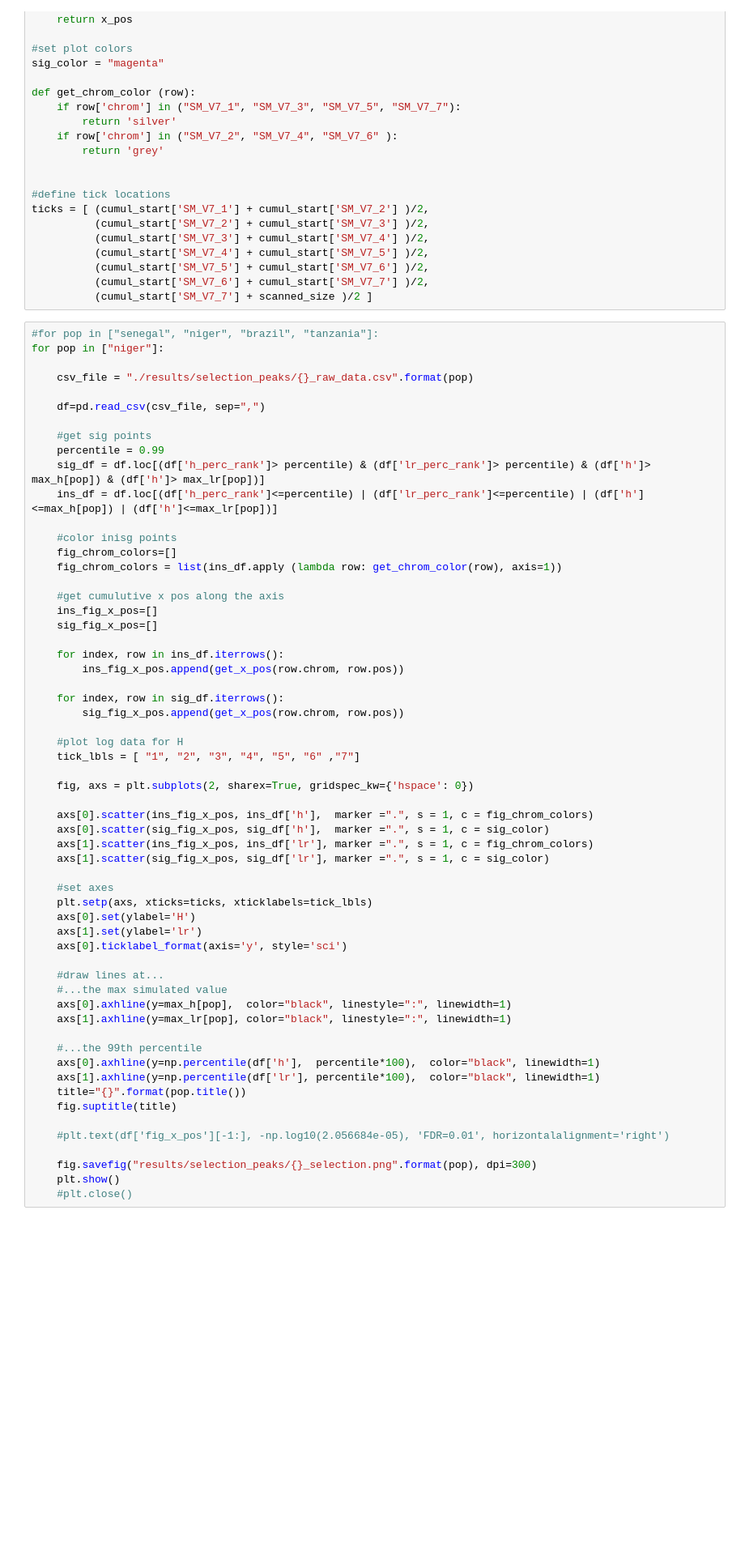
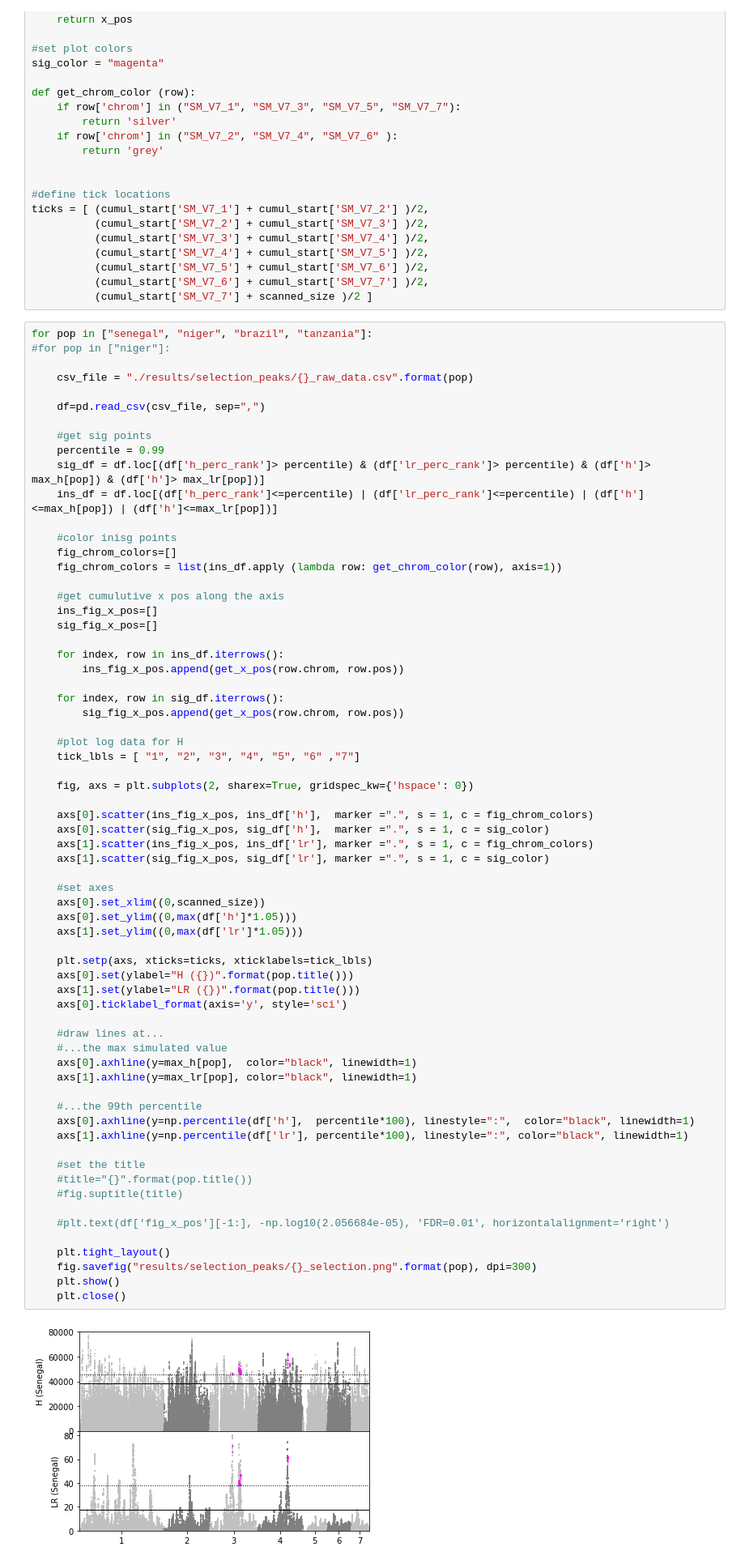
Before and after one commit to nealplatt/sch_man_nwinvasion, a Jupyter notebook: notebooks/reconciling_selection.ipynb, the cells around one changed output. Shown at 81% size. Drawn from its saved outputs; the diff is of its cells as text; blank space fills up the shorter version.

Commit message:
still polishing figure

```diff
--- a/notebooks/reconciling_selection.ipynb
+++ b/notebooks/reconciling_selection.ipynb
@@ -940,8 +940,8 @@ ticks = [ (cumul_start['SM_V7_1'] + cumul_start['SM_V7_2'] )/2,
           (cumul_start['SM_V7_6'] + cumul_start['SM_V7_7'] )/2,
           (cumul_start['SM_V7_7'] + scanned_size )/2 ]
 # %%
-#for pop in ["senegal", "niger", "brazil", "tanzania"]:
-for pop in ["niger"]:
+for pop in ["senegal", "niger", "brazil", "tanzania"]:
+#for pop in ["niger"]:
 
     csv_file = "./results/selection_peaks/{}_raw_data.csv".format(pop)
 
@@ -962,39 +962,48 @@ for pop in ["niger"]:
 
     for index, row in ins_df.iterrows():
         ins_fig_x_pos.append(get_x_pos(row.chrom, row.pos))
 
     for index, row in sig_df.iterrows():
         sig_fig_x_pos.append(get_x_pos(row.chrom, row.pos))
 
     #plot log data for H
     tick_lbls = [ "1", "2", "3", "4", "5", "6" ,"7"]
 
     fig, axs = plt.subplots(2, sharex=True, gridspec_kw={'hspace': 0})
 
     axs[0].scatter(ins_fig_x_pos, ins_df['h'],  marker =".", s = 1, c = fig_chrom_colors)
     axs[0].scatter(sig_fig_x_pos, sig_df['h'],  marker =".", s = 1, c = sig_color)
     axs[1].scatter(ins_fig_x_pos, ins_df['lr'], marker =".", s = 1, c = fig_chrom_colors)
     axs[1].scatter(sig_fig_x_pos, sig_df['lr'], marker =".", s = 1, c = sig_color)
 
     #set axes
+    axs[0].set_xlim((0,scanned_size))
+    axs[0].set_ylim((0,max(df['h']*1.05)))
+    axs[1].set_ylim((0,max(df['lr']*1.05)))
+
     plt.setp(axs, xticks=ticks, xticklabels=tick_lbls)
-    axs[0].set(ylabel='H')
-    axs[1].set(ylabel='lr')
+    axs[0].set(ylabel="H ({})".format(pop.title()))
+    axs[1].set(ylabel="LR ({})".format(pop.title()))
     axs[0].ticklabel_format(axis='y', style='sci')
 
     #draw lines at...
     #...the max simulated value
-    axs[0].axhline(y=max_h[pop],  color="black", linestyle=":", linewidth=1)
-    axs[1].axhline(y=max_lr[pop], color="black", linestyle=":", linewidth=1)
+    axs[0].axhline(y=max_h[pop],  color="black", linewidth=1)
+    axs[1].axhline(y=max_lr[pop], color="black", linewidth=1)
 
     #...the 99th percentile
-    axs[0].axhline(y=np.percentile(df['h'],  percentile*100),  color="black", linewidth=1)
-    axs[1].axhline(y=np.percentile(df['lr'], percentile*100),  color="black", linewidth=1)
-    title="{}".format(pop.title())
-    fig.suptitle(title)
+    axs[0].axhline(y=np.percentile(df['h'],  percentile*100), linestyle=":",  color="black", linewidth=1)
+    axs[1].axhline(y=np.percentile(df['lr'], percentile*100), linestyle=":", color="black", linewidth=1)
+
+    #set the title
+    #title="{}".format(pop.title())
+    #fig.suptitle(title)
 
     #plt.text(df['fig_x_pos'][-1:], -np.log10(2.056684e-05), 'FDR=0.01', horizontalalignment='right')
 
+    plt.tight_layout()
     fig.savefig("results/selection_peaks/{}_selection.png".format(pop), dpi=300)
     plt.show()
-    #plt.close()
+    plt.close()
+# %% [output]
+[figure, added]
```
Also changed, not shown: parts of 1 cell of this notebook.
